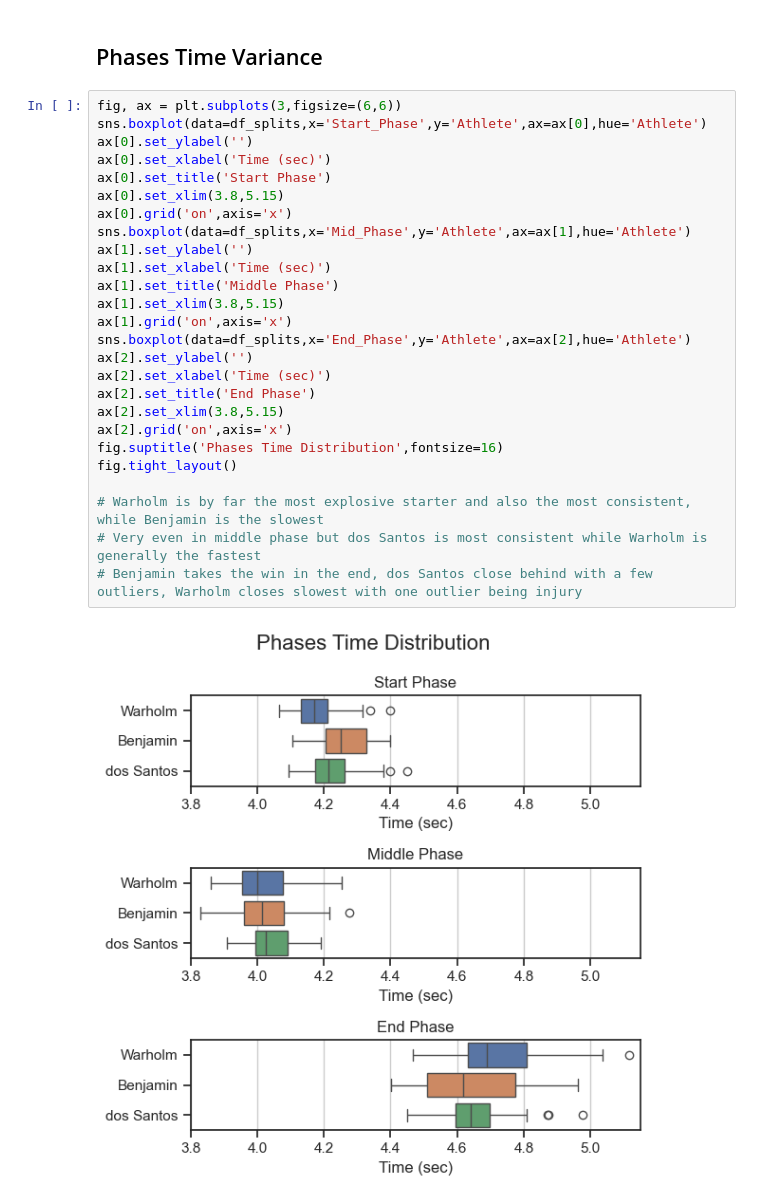
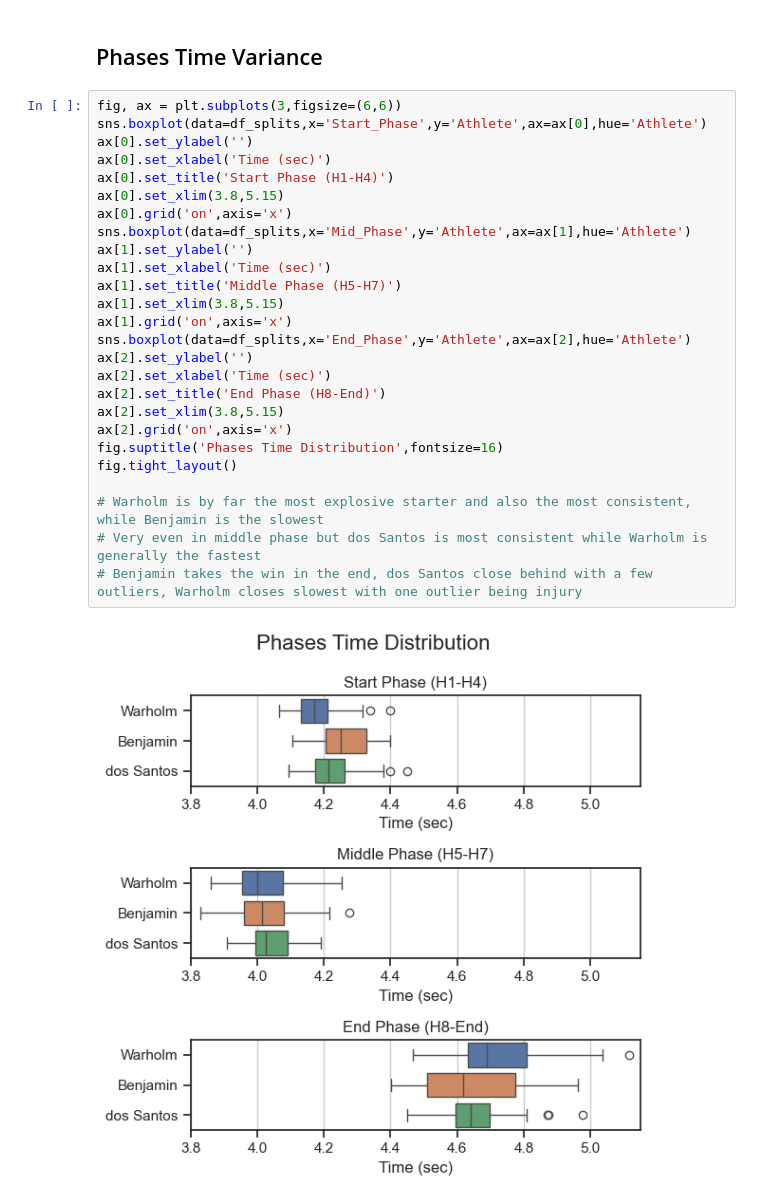
Before and after one commit to emeraldEAGLE888/Hurdles_Analysis, a Jupyter notebook: Python_Analysis/PhasesAnalysis.ipynb, the cells around one changed output. Saved outputs shown, nothing was run; the diff lists cells and outputs as text.

```diff
--- a/Python_Analysis/PhasesAnalysis.ipynb
+++ b/Python_Analysis/PhasesAnalysis.ipynb
@@ -108,28 +108,28 @@ plt.show()
 # %%
 fig, ax = plt.subplots(3,figsize=(6,6))
 sns.boxplot(data=df_splits,x='Start_Phase',y='Athlete',ax=ax[0],hue='Athlete')
 ax[0].set_ylabel('')
 ax[0].set_xlabel('Time (sec)')
-ax[0].set_title('Start Phase')
+ax[0].set_title('Start Phase (H1-H4)')
 ax[0].set_xlim(3.8,5.15)
 ax[0].grid('on',axis='x')
 sns.boxplot(data=df_splits,x='Mid_Phase',y='Athlete',ax=ax[1],hue='Athlete')
 ax[1].set_ylabel('')
 ax[1].set_xlabel('Time (sec)')
-ax[1].set_title('Middle Phase')
+ax[1].set_title('Middle Phase (H5-H7)')
 ax[1].set_xlim(3.8,5.15)
 ax[1].grid('on',axis='x')
 sns.boxplot(data=df_splits,x='End_Phase',y='Athlete',ax=ax[2],hue='Athlete')
 ax[2].set_ylabel('')
 ax[2].set_xlabel('Time (sec)')
-ax[2].set_title('End Phase')
+ax[2].set_title('End Phase (H8-End)')
 ax[2].set_xlim(3.8,5.15)
 ax[2].grid('on',axis='x')
 fig.suptitle('Phases Time Distribution',fontsize=16)
 fig.tight_layout()
 
 # Warholm is by far the most explosive starter and also the most consistent, while Benjamin is the slowest
 # Very even in middle phase but dos Santos is most consistent while Warholm is generally the fastest
 # Benjamin takes the win in the end, dos Santos close behind with a few outliers, Warholm closes slowest with one outlier being injury
 # %% [output]
-[figure, old version]
+[figure, new version]
```
Also changed, not shown: 4 other files.
